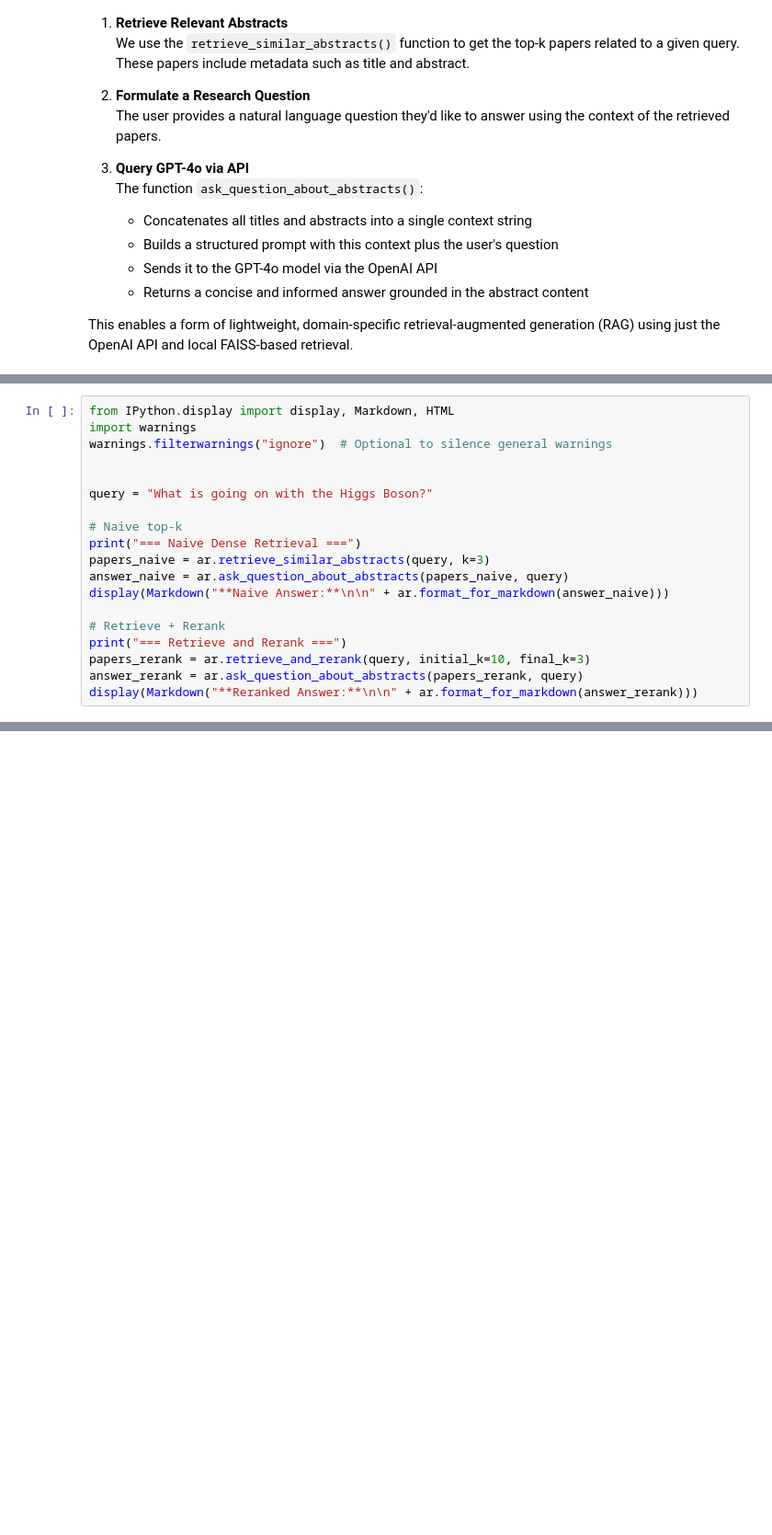
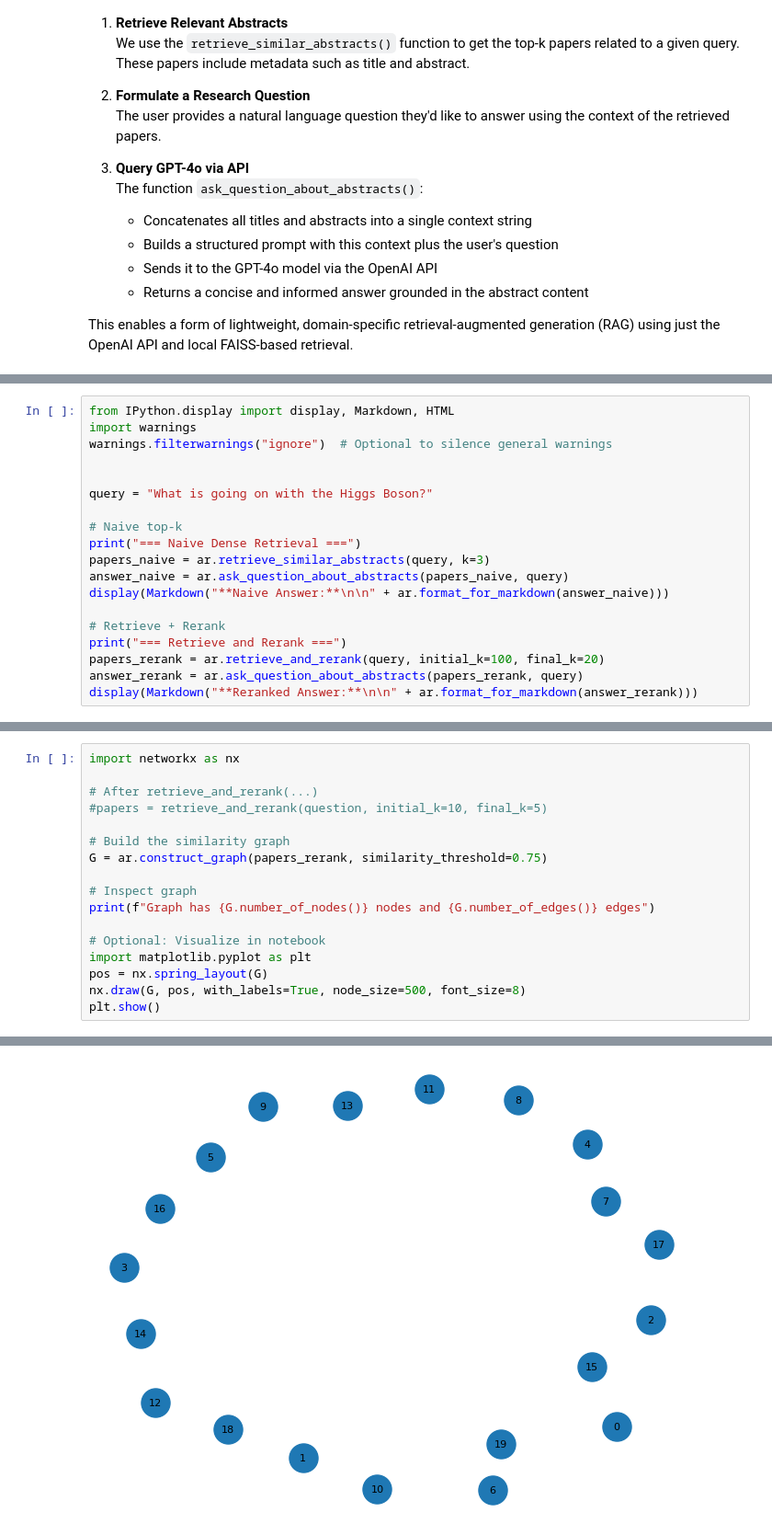
Before and after one commit to cglosser72/arXiv_RAG, a Jupyter notebook: RAG_beta.ipynb, the cells around one changed output, grey strips where cells are left out. Shown at 92% size. Saved outputs shown, nothing was run; the diff lists cells and outputs as text; blank space fills up the shorter version.

```diff
--- a/RAG_beta.ipynb
+++ b/RAG_beta.ipynb
@@ -263,7 +232,7 @@ display(Markdown("**Naive Answer:**\n\n" + ar.format_for_markdown(answer_naive))
 
 # Retrieve + Rerank
 print("=== Retrieve and Rerank ===")
-papers_rerank = ar.retrieve_and_rerank(query, initial_k=10, final_k=3)
+papers_rerank = ar.retrieve_and_rerank(query, initial_k=100, final_k=20)
 answer_rerank = ar.ask_question_about_abstracts(papers_rerank, query)
 display(Markdown("**Reranked Answer:**\n\n" + ar.format_for_markdown(answer_rerank)))
 # %% [output]
@@ -331,0 +321,18 @@ Overall, these papers reflect ongoing efforts to understand the properties and i
+# %%
+import networkx as nx
+
+# After retrieve_and_rerank(...)
+#papers = retrieve_and_rerank(question, initial_k=10, final_k=5)
+
+# Build the similarity graph
+G = ar.construct_graph(papers_rerank, similarity_threshold=0.75)
+
+# Inspect graph
+print(f"Graph has {G.number_of_nodes()} nodes and {G.number_of_edges()} edges")
+
+# Optional: Visualize in notebook
+import matplotlib.pyplot as plt
+pos = nx.spring_layout(G)
+nx.draw(G, pos, with_labels=True, node_size=500, font_size=8)
+plt.show()
+# %% [output]
@@ -331,0 +340 @@ Overall, these papers reflect ongoing efforts to understand the properties and i
+[figure, added]
```
Also changed, not shown: parts of 18 cells of this notebook, 5 other files.
